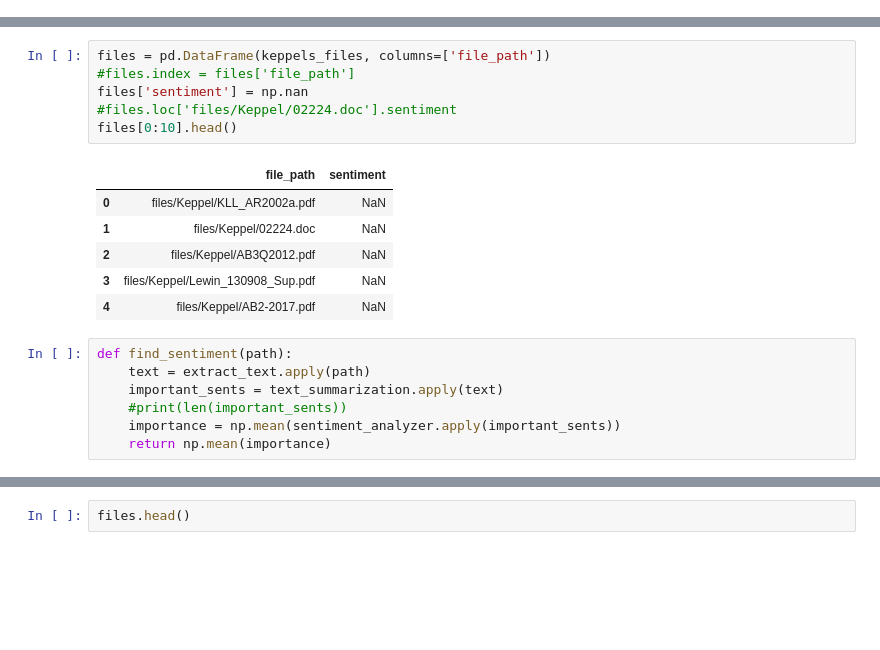
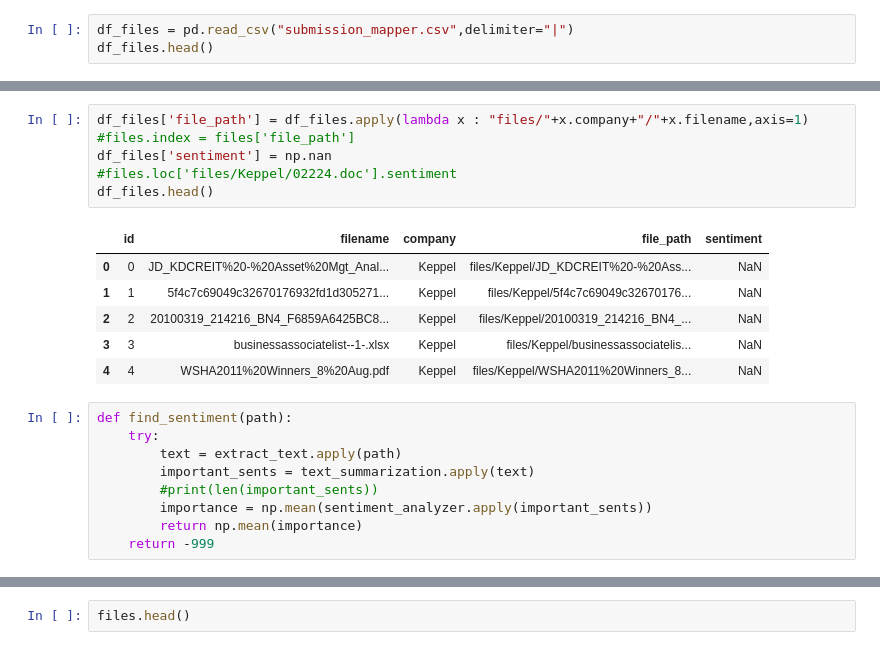
Before and after one commit to cgallay/KaggleDathena, a Jupyter notebook: Pipeline_V0.2.ipynb, the cells around one changed output, grey strips where cells are left out. Drawn from its saved outputs; the diff is of its cells as text; blank space fills up the shorter version.

```diff
--- a/Pipeline_V0.2.ipynb
+++ b/Pipeline_V0.2.ipynb
@@ -21,0 +37,3 @@ prudential_files = glob2.glob('files/Prudential/*')
+# %%
+df_files = pd.read_csv("submission_mapper.csv",delimiter="|")
+df_files.head()
@@ -22,20 +47,22 @@ prudential_files = glob2.glob('files/Prudential/*')
 # %%
-files = pd.DataFrame(keppels_files, columns=['file_path'])
+df_files['file_path'] = df_files.apply(lambda x : "files/"+x.company+"/"+x.filename,axis=1)
 #files.index = files['file_path']
-files['sentiment'] = np.nan
+df_files['sentiment'] = np.nan
 #files.loc['files/Keppel/02224.doc'].sentiment
-files[0:10].head()
+df_files.head()
 # %% [output]
-|  | file_path | sentiment |
-| 0 | files/Keppel/KLL_AR2002a.pdf | NaN |
-| 1 | files/Keppel/02224.doc | NaN |
-| 2 | files/Keppel/AB3Q2012.pdf | NaN |
-| 3 | files/Keppel/Lewin_130908_Sup.pdf | NaN |
-| 4 | files/Keppel/AB2-2017.pdf | NaN |
+|  | id | filename | company | file_path | sentiment |
+| 0 | 0 | JD_KDCREIT%20-%20Asset%20Mgt_Anal... | Keppel | files/Keppel/JD_KDCREIT%20-%20Ass... | NaN |
+| 1 | 1 | 5f4c7c69049c32670176932fd1d305271... | Keppel | files/Keppel/5f4c7c69049c32670176... | NaN |
+| 2 | 2 | 20100319_214216_BN4_F6859A6425BC8... | Keppel | files/Keppel/20100319_214216_BN4_... | NaN |
+| 3 | 3 | businessassociatelist--1-.xlsx | Keppel | files/Keppel/businessassociatelis... | NaN |
+| 4 | 4 | WSHA2011%20Winners_8%20Aug.pdf | Keppel | files/Keppel/WSHA2011%20Winners_8... | NaN |
 # %%
 def find_sentiment(path):
-    text = extract_text.apply(path)
-    important_sents = text_summarization.apply(text)
-    #print(len(important_sents))
-    importance = np.mean(sentiment_analyzer.apply(important_sents))
-    return np.mean(importance)
+    try:
+        text = extract_text.apply(path)
+        important_sents = text_summarization.apply(text)
+        #print(len(important_sents))
+        importance = np.mean(sentiment_analyzer.apply(important_sents))
+        return np.mean(importance)
+    return -999
```
Also changed, not shown: parts of 5 cells of this notebook, 4 other files.
